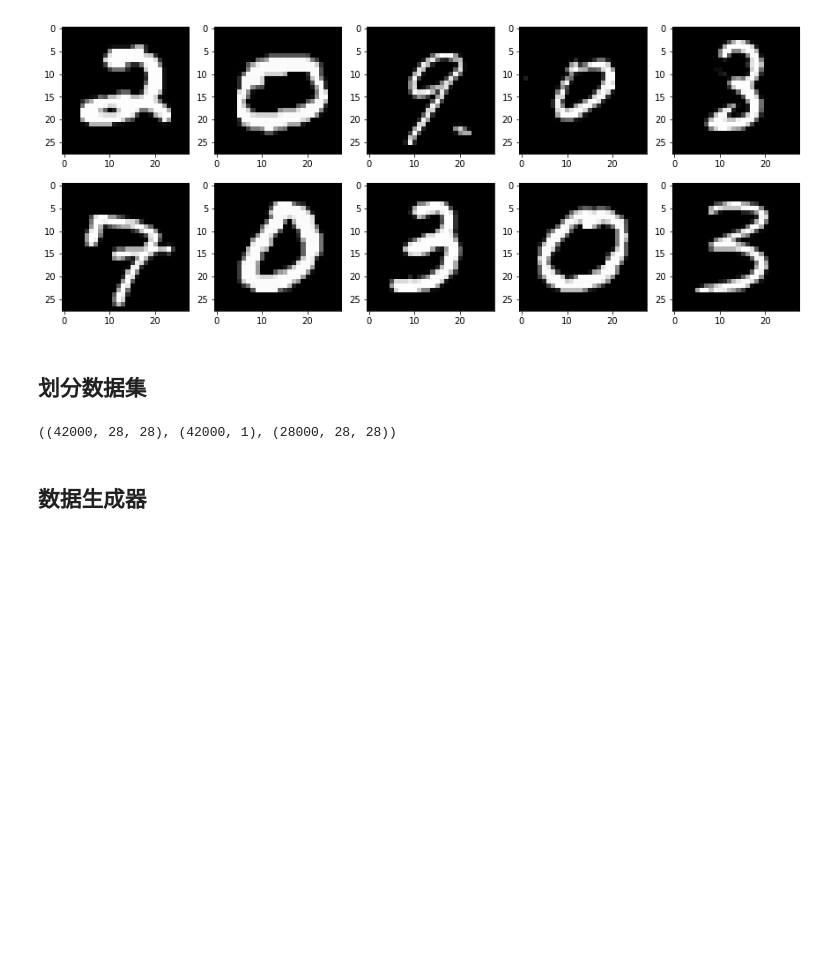
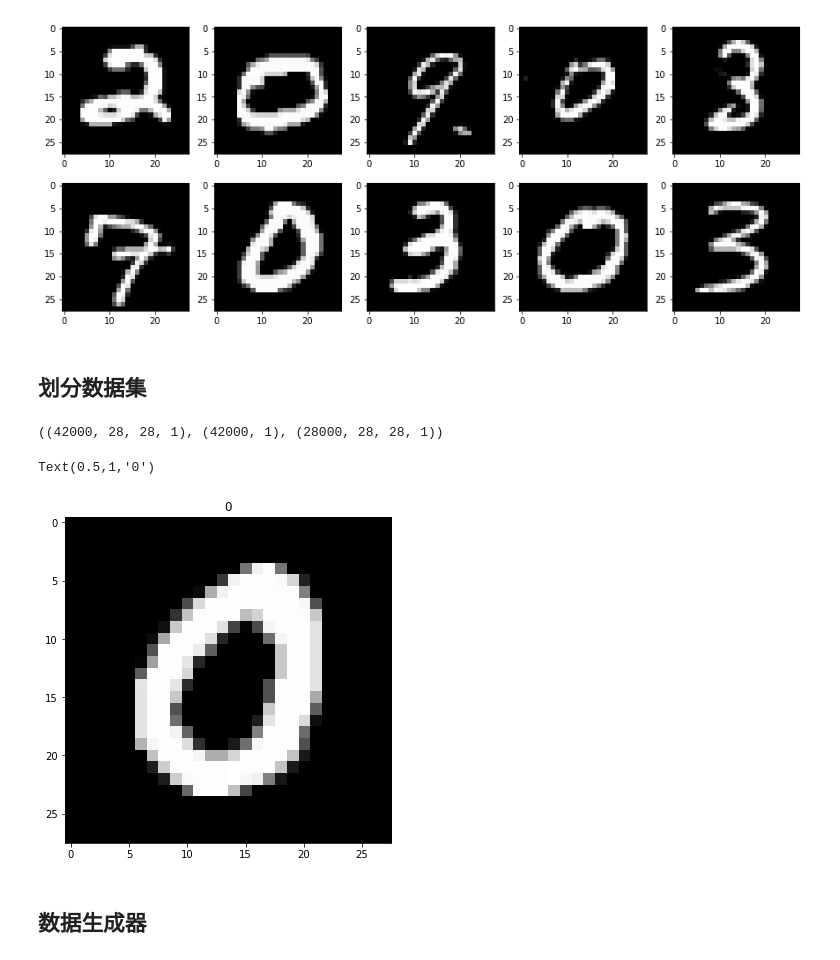
Before and after one commit to CoderSLZhang/Kaggle_Digit_Recognizer, a Jupyter notebook: my_convnet_v1.ipynb, the cells around one changed output. Drawn from its saved outputs; the diff is of its cells as text; code cells hidden in the pictures; blank space fills up the shorter version.

```diff
--- a/my_convnet_v1.ipynb
+++ b/my_convnet_v1.ipynb
@@ -56,13 +56,13 @@ for index, img in enumerate(example_imgs):
 # %% [markdown]
 ## 划分数据集
 # %%
-X_total = df_train.iloc[:, 1:].values.reshape(-1, 28, 28)
+X_total = df_train.iloc[:, 1:].values.reshape(-1, 28, 28, 1)
 Y_total = df_train.iloc[:, 0].values.reshape(-1, 1)
-X_test = df_test.values.reshape(-1, 28, 28)
+X_test = df_test.values.reshape(-1, 28, 28, 1)
 
 X_total.shape, Y_total.shape, X_test.shape
 # %% [output]
-((42000, 28, 28), (42000, 1), (28000, 28, 28))
+((42000, 28, 28, 1), (42000, 1), (28000, 28, 28, 1))
 # %%
 shuffle_indexs = np.random.permutation(X_total.shape[0])
 X_total_shuffle = X_total[shuffle_indexs]
@@ -74,6 +74,13 @@ X_dev = X_total_shuffle[:dev_size]
 Y_dev = Y_total_shuffle[:dev_size]
 X_train = X_total_shuffle[dev_size:]
 Y_train = Y_total_shuffle[dev_size:]
+# %%
+index = np.random.randint(X_train.shape[0])
+plt.imshow(X_train[index, :, :, 0])
+plt.title(Y_train[index, 0])
+# %% [output]
+Text(0.5,1,'0')
+[figure, added]
 # %% [markdown]
 ## 数据生成器
 # %% [markdown]
```
Also changed, not shown: parts of 6 cells of this notebook.
